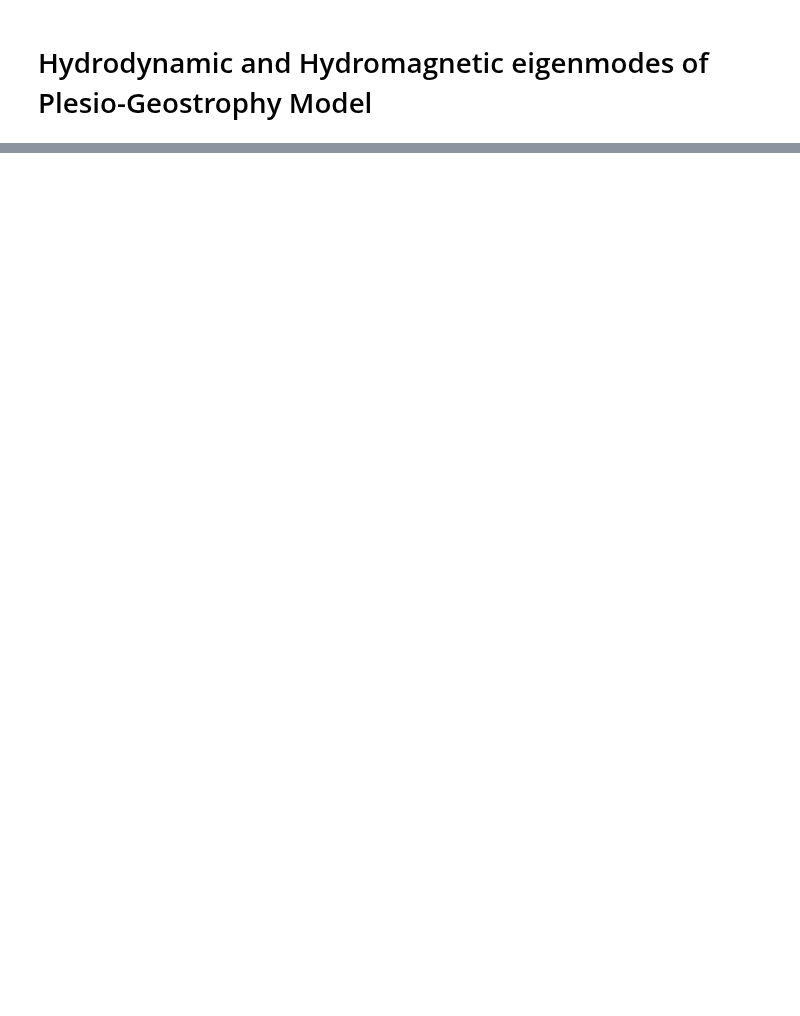
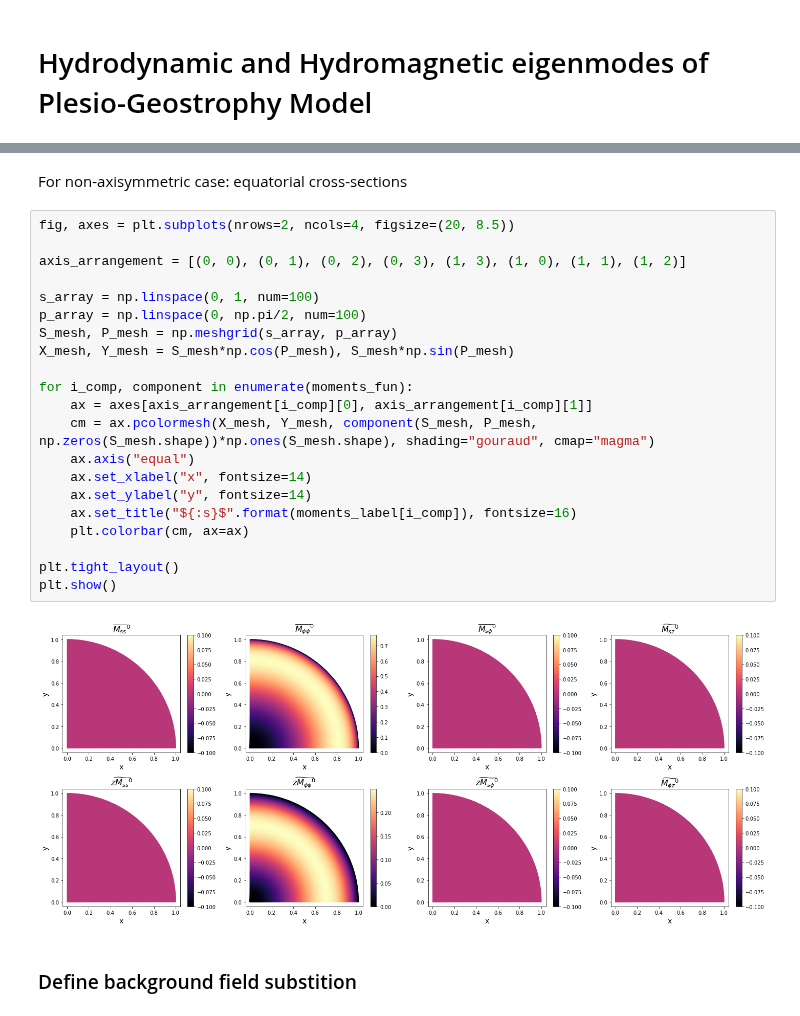
Before and after one commit to GentleMin/PlesioGeostroPy, a Jupyter notebook: EigenPG.ipynb, the cells around one changed output, grey strips where cells are left out. Drawn from its saved outputs; the diff is of its cells as text; blank space fills up the shorter version.

```diff
--- a/EigenPG.ipynb
+++ b/EigenPG.ipynb
@@ -528,0 +149,27 @@ simplify
+# %% [markdown]
+For non-axisymmetric case: equatorial cross-sections
+# %%
+fig, axes = plt.subplots(nrows=2, ncols=4, figsize=(20, 8.5))
+
+axis_arrangement = [(0, 0), (0, 1), (0, 2), (0, 3), (1, 3), (1, 0), (1, 1), (1, 2)]
+
+s_array = np.linspace(0, 1, num=100)
+p_array = np.linspace(0, np.pi/2, num=100)
+S_mesh, P_mesh = np.meshgrid(s_array, p_array)
+X_mesh, Y_mesh = S_mesh*np.cos(P_mesh), S_mesh*np.sin(P_mesh)
+
+for i_comp, component in enumerate(moments_fun):
+    ax = axes[axis_arrangement[i_comp][0], axis_arrangement[i_comp][1]]
+    cm = ax.pcolormesh(X_mesh, Y_mesh, component(S_mesh, P_mesh, np.zeros(S_mesh.shape))*np.ones(S_mesh.shape), shading="gouraud", cmap="magma")
+    ax.axis("equal")
+    ax.set_xlabel("x", fontsize=14)
+    ax.set_ylabel("y", fontsize=14)
+    ax.set_title("${:s}$".format(moments_label[i_comp]), fontsize=16)
+    plt.colorbar(cm, ax=ax)
+
+plt.tight_layout()
+plt.show()
+# %% [output]
+[figure, added]
+# %% [markdown]
+### Define background field substition
```
Also changed, not shown: parts of 98 cells of this notebook.
